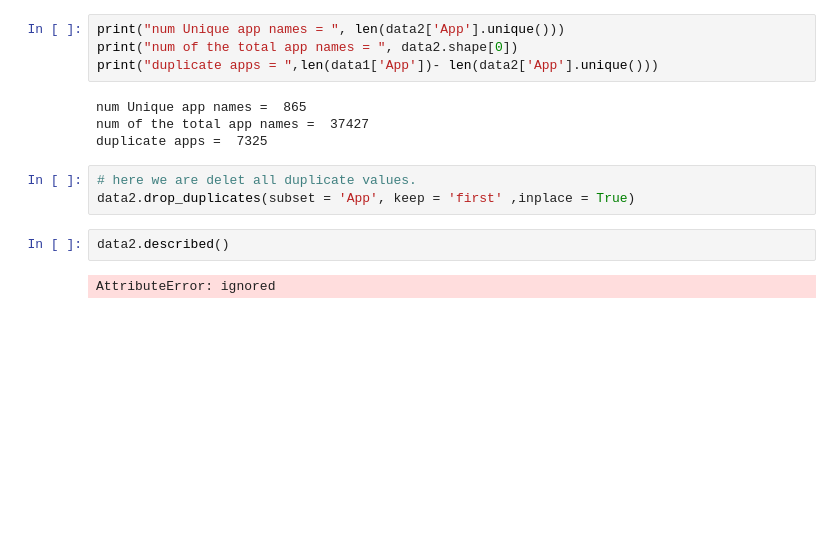
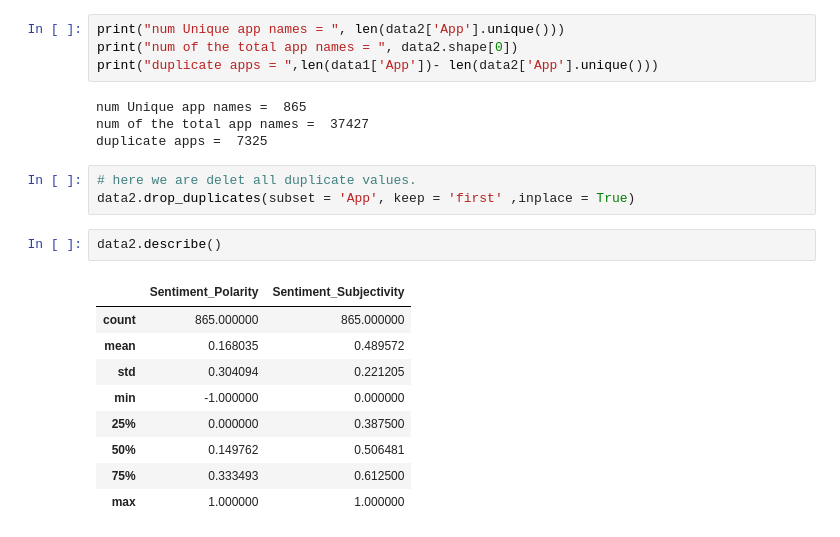
Before and after one commit to PratikshaChimankar/CAPSTONE-PROJECT-1--Play-Store-App-Review-Analysis, a Jupyter notebook: PSARA_Capstone_Project.ipynb, the cells around one changed output. Saved outputs shown, nothing was run; the diff lists cells and outputs as text; blank space fills up the shorter version.

```diff
--- a/PSARA_Capstone_Project.ipynb
+++ b/PSARA_Capstone_Project.ipynb
@@ -403,6 +403,14 @@ duplicate apps =  7325
 # here we are delet all duplicate values.
 data2.drop_duplicates(subset = 'App', keep = 'first' ,inplace = True)
 # %%
-data2.described()
+data2.describe()
 # %% [output]
-AttributeError: ignored
+|  | Sentiment_Polarity | Sentiment_Subjectivity |
+| count | 865.000000 | 865.000000 |
+| mean | 0.168035 | 0.489572 |
+| std | 0.304094 | 0.221205 |
+| min | -1.000000 | 0.000000 |
+| 25% | 0.000000 | 0.387500 |
+| 50% | 0.149762 | 0.506481 |
+| 75% | 0.333493 | 0.612500 |
+| max | 1.000000 | 1.000000 |
```
Also changed, not shown: parts of 1 cell of this notebook.
